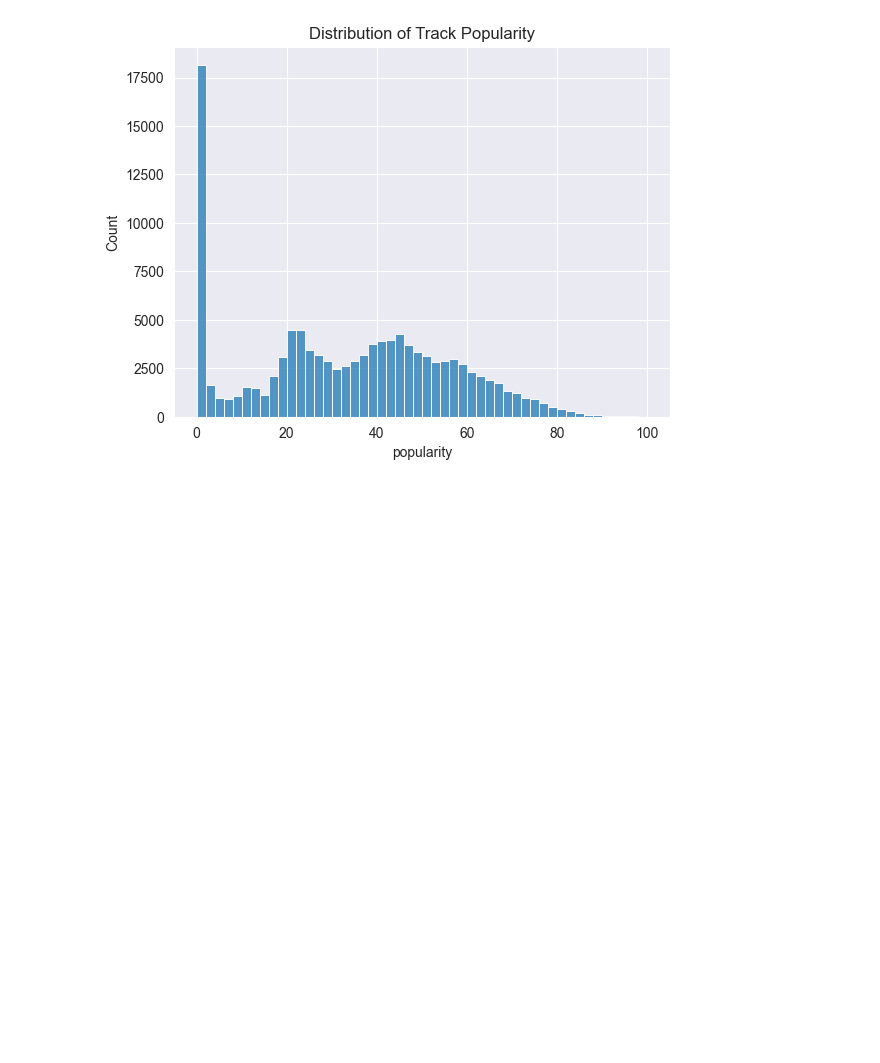
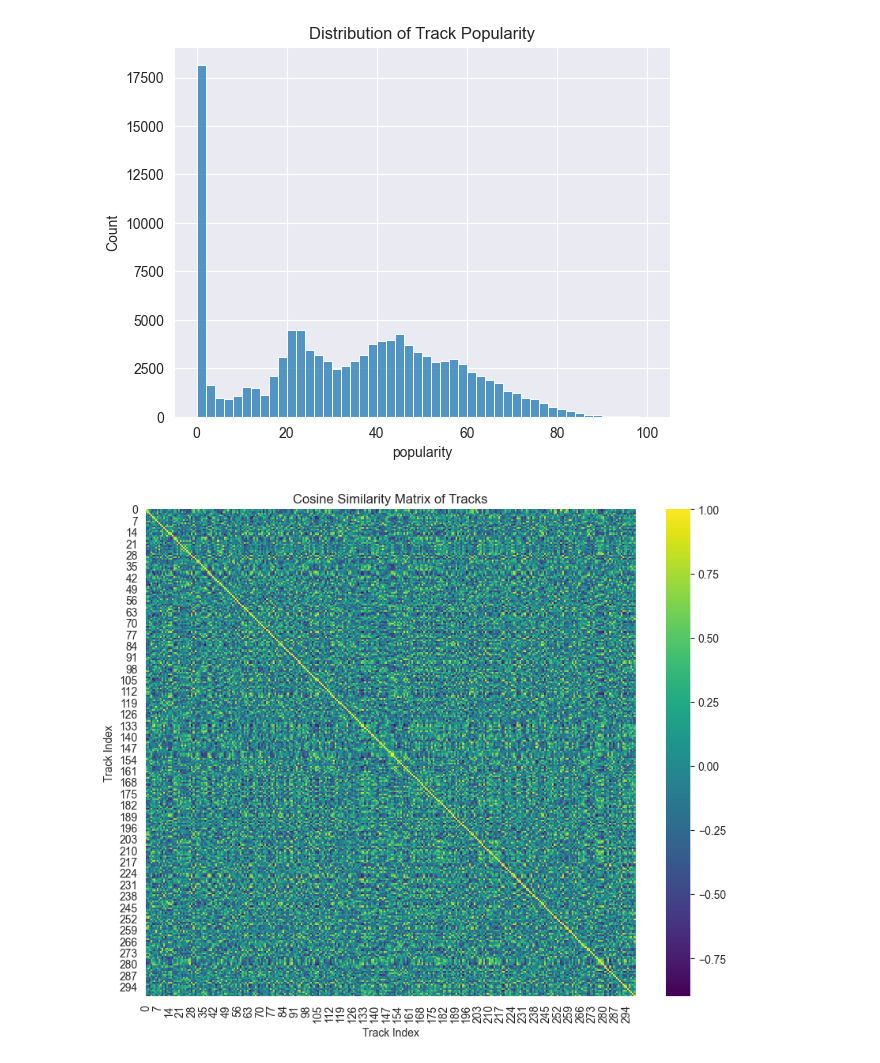
Before and after one commit to AmbreBerdery/MusicRecommender, a Jupyter notebook: notebooks/01_eda.ipynb, the cells around one changed output. Cells and saved outputs as stored; diff of their text form; code cells hidden in the pictures; blank space fills up the shorter version.

Commit message:
similarity analysis

```diff
--- a/notebooks/01_eda.ipynb
+++ b/notebooks/01_eda.ipynb
@@ -16,16 +16,25 @@ data.head()
 data.info()
 
 
-data.isnull().sum() #checking for the missing values
-sns.histplot(data["popularity"], bins=50) #bins = nb of bars in the histo
-plt.title("Distribution of Track Popularity") #plotting the distribution of popularity of the tracks
+data.isnull().sum() # Checking for the missing values
+sns.histplot(data["popularity"], bins=50) # bins = nb of bars in the histo
+plt.title("Distribution of Track Popularity") # Plotting the distribution of popularity of the tracks
 plt.show()
 
-#data cleaning
+# Data cleaning
 data.drop_duplicates(subset = ["track_name", "artists"])
 
 audio_features = ["danceability", "energy", "key", "loudness", "mode", "speechiness", "acousticness", "instrumentalness", "liveness", "valence", "tempo"]
 data = data.dropna(subset = audio_features)
+
+#Selection and standardization of audio features
+data = data.sample(n = 300, random_state  = 42).reset_index(drop = True)
+X = data[audio_features]
+scaler = StandardScaler()
+X_scaled = scaler.fit_transform(X) # Standardizing the audio features to have mean 0 and variance 1
+
+# Similarity analysis!!
+similarity_mtx = cosine_similarity(X_scaled) #ne fonctionne pas sans réduire, dataset énorme
 # %% [output]
 <class 'pandas.core.frame.DataFrame'>
 RangeIndex: 114000 entries, 0 to 113999
@@ -45,3 +54,13 @@ Data columns (total 21 columns):
 dtypes: bool(1), float64(9), int64(6), object(5)
 memory usage: 17.5+ MB
 [figure]
+# %%
+# Visualization of the similarity matrix
+plt.figure(figsize=(10, 8))
+sns.heatmap(similarity_mtx, cmap="viridis")
+plt.title("Cosine Similarity Matrix of Tracks")
+plt.xlabel("Track Index")
+plt.ylabel("Track Index")
+plt.show()
+# %% [output]
+[figure, added]
```
Also changed, not shown: parts of 1 cell of this notebook.
